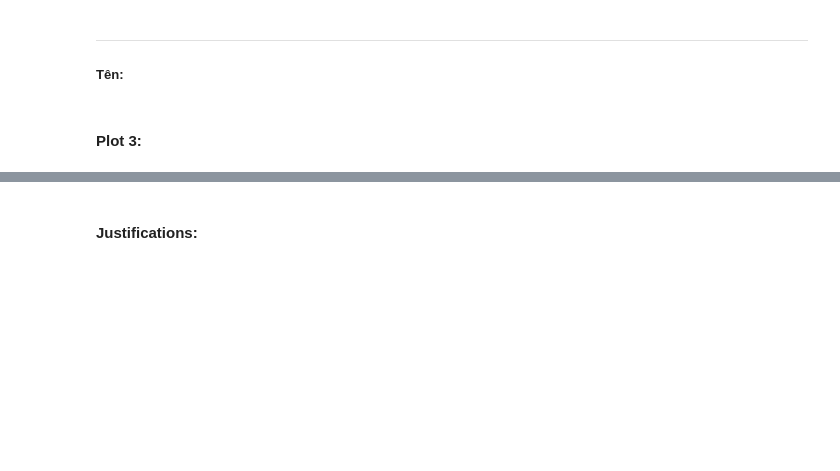
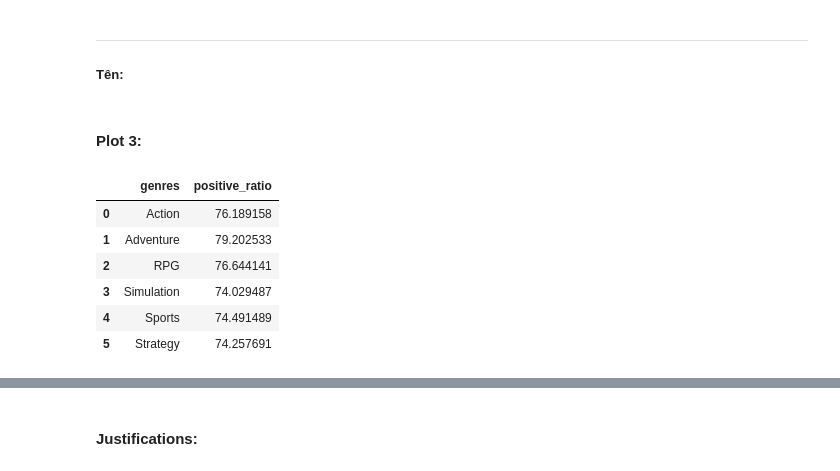
Before and after one commit to ThxgHntr/steam-games-data-analysis, a Jupyter notebook: final_project.ipynb, the cells around one changed output, grey strips where cells are left out. Cells and saved outputs as stored; diff of their text form; code cells hidden in the pictures; blank space fills up the shorter version.

```diff
--- a/final_project.ipynb
+++ b/final_project.ipynb
@@ -394,0 +409,11 @@ df_merge_2 = pd.merge(df_merge_1, df_categories)
+# %%
+df_positive_ratio = df_merge_2.groupby('genres').agg({'positive_ratio': 'mean'}).reset_index()
+df_positive_ratio
+# %% [output]
+|  | genres | positive_ratio |
+| 0 | Action | 76.189158 |
+| 1 | Adventure | 79.202533 |
+| 2 | RPG | 76.644141 |
+| 3 | Simulation | 74.029487 |
+| 4 | Sports | 74.491489 |
+| 5 | Strategy | 74.257691 |
```
Also changed, not shown: parts of 11 cells of this notebook.
